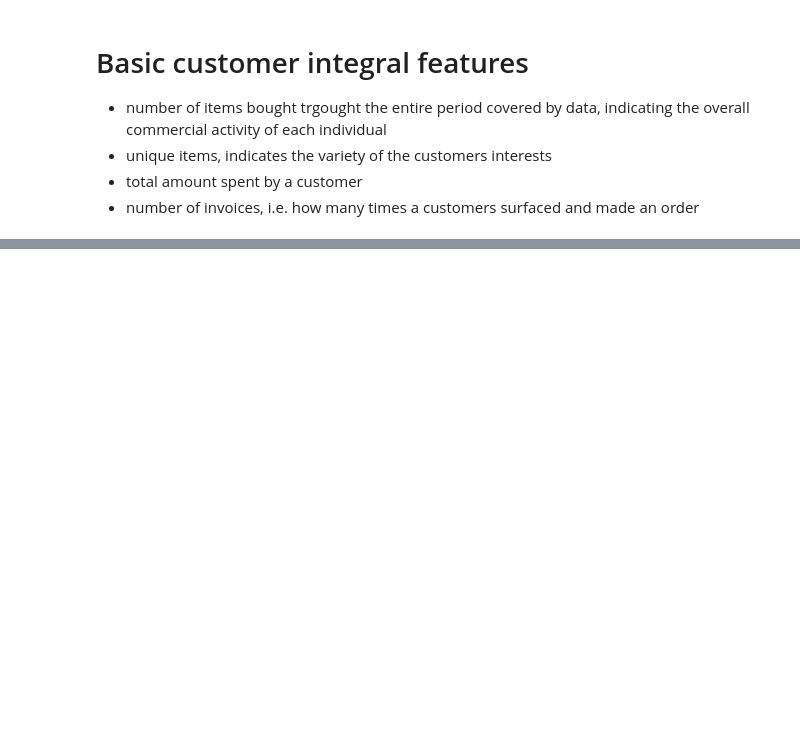
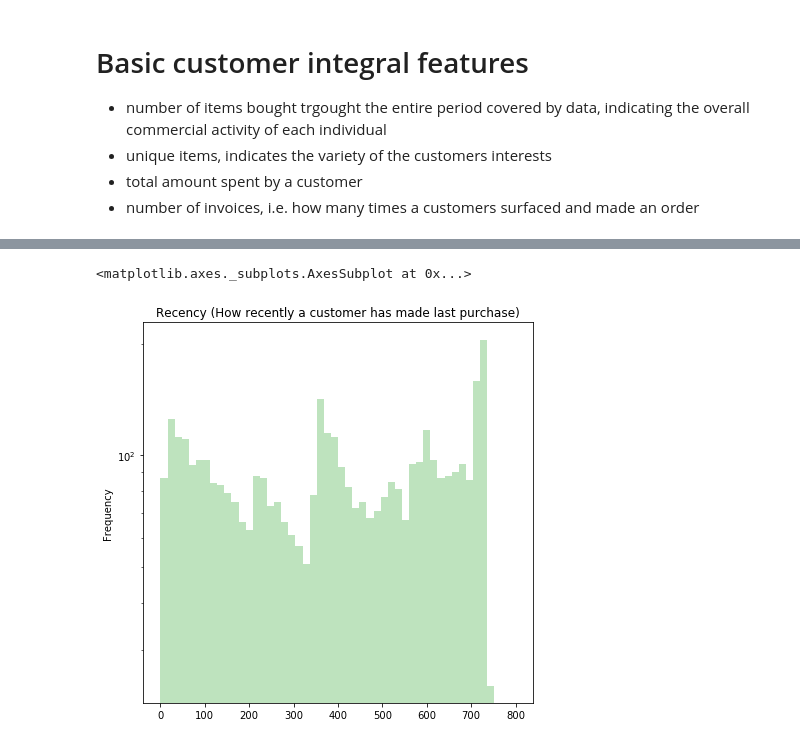
Before and after one commit to franzoni/proton-Hands-on_task_Senior_Data_Scientist, a Jupyter notebook: proton-customers.ipynb, the cells around one changed output, grey strips where cells are left out. Saved outputs shown, nothing was run; the diff lists cells and outputs as text; code cells hidden in the pictures; blank space fills up the shorter version.

```diff
--- a/proton-customers.ipynb
+++ b/proton-customers.ipynb
@@ -270,3 +336,11 @@ df_customer_RFM['monetary_value'].plot(kind='hist',logy=True,title=tit,bins=50,r
+# %%
+tit='Recency (How recently a customer has made last purchase)'
+r=(0,800)
+df_customer_RFM['recency'].loc[df_customer_RFM['recency']>0] \
+     .plot(kind='hist',logy=True,title=tit,bins=50,range=r,colormap='Accent',alpha=0.5,figsize=(7,7))
+# %% [output]
+<matplotlib.axes._subplots.AxesSubplot at 0x...>
+[figure, added]
 # %%
 tit='Frequency (how many times a customer has come back)'
 r=(0,200)
```
Also changed, not shown: parts of 33 cells of this notebook.
